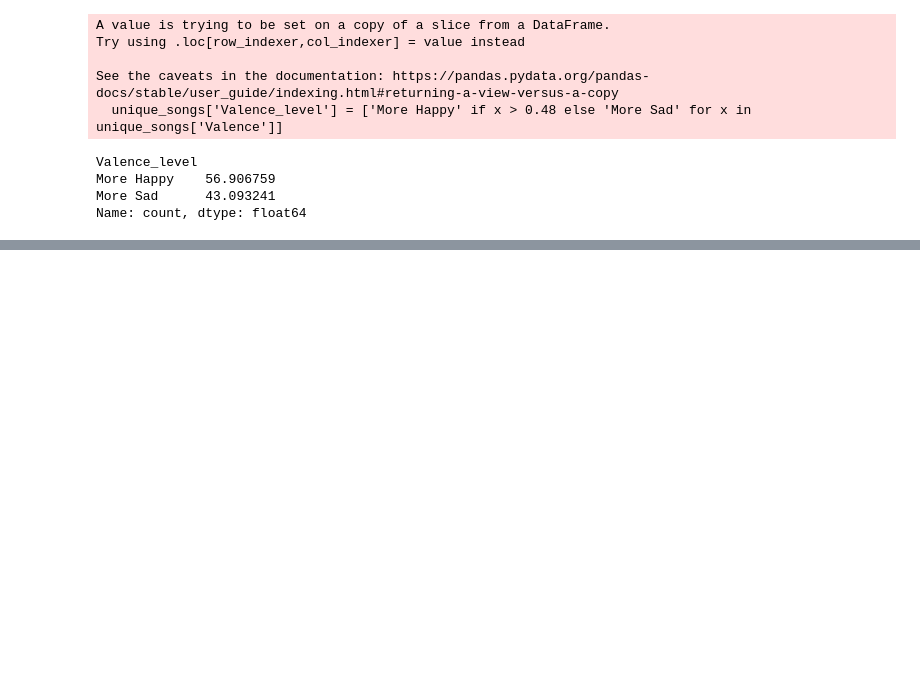
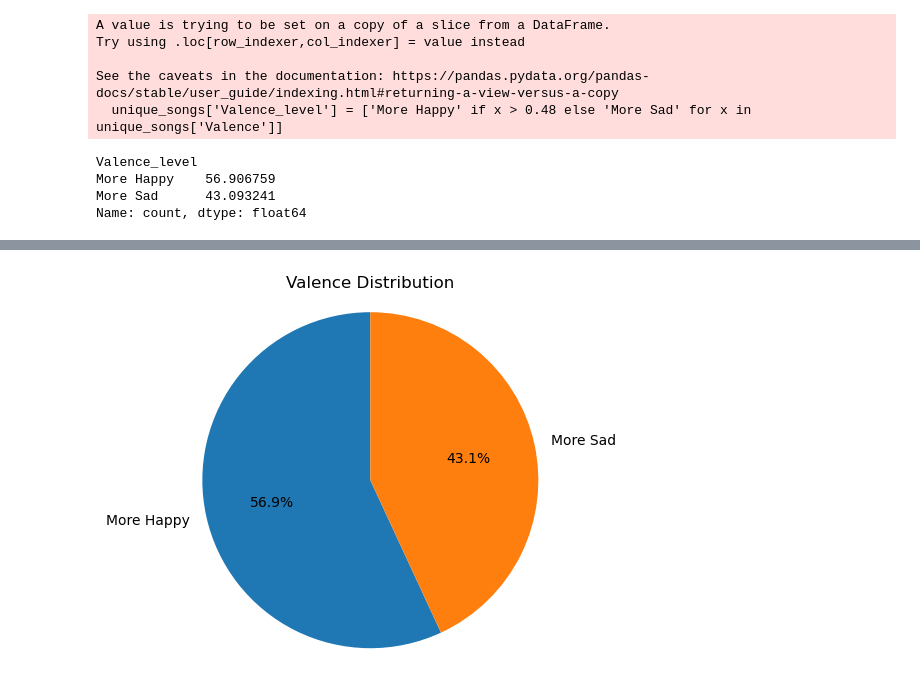
Before and after one commit to bergen-christensen/Capstone, a Jupyter notebook: notebooks/capstone_bergen.ipynb, the cells around one changed output, grey strips where cells are left out. Saved outputs shown, nothing was run; the diff lists cells and outputs as text; code cells hidden in the pictures; blank space fills up the shorter version.

```diff
--- a/notebooks/capstone_bergen.ipynb
+++ b/notebooks/capstone_bergen.ipynb
@@ -564,0 +576,7 @@ NameError: name 'grouped_chart_and_att_df' is not defined
+# %%
+plt.pie(valence_pct, labels=valence_pct.index, autopct='%1.1f%%', startangle=90)
+plt.title('Valence Distribution')
+plt.axis('equal')
+plt.show()
+# %% [output]
+[figure, added]
```
Also changed, not shown: parts of 7 cells of this notebook.
